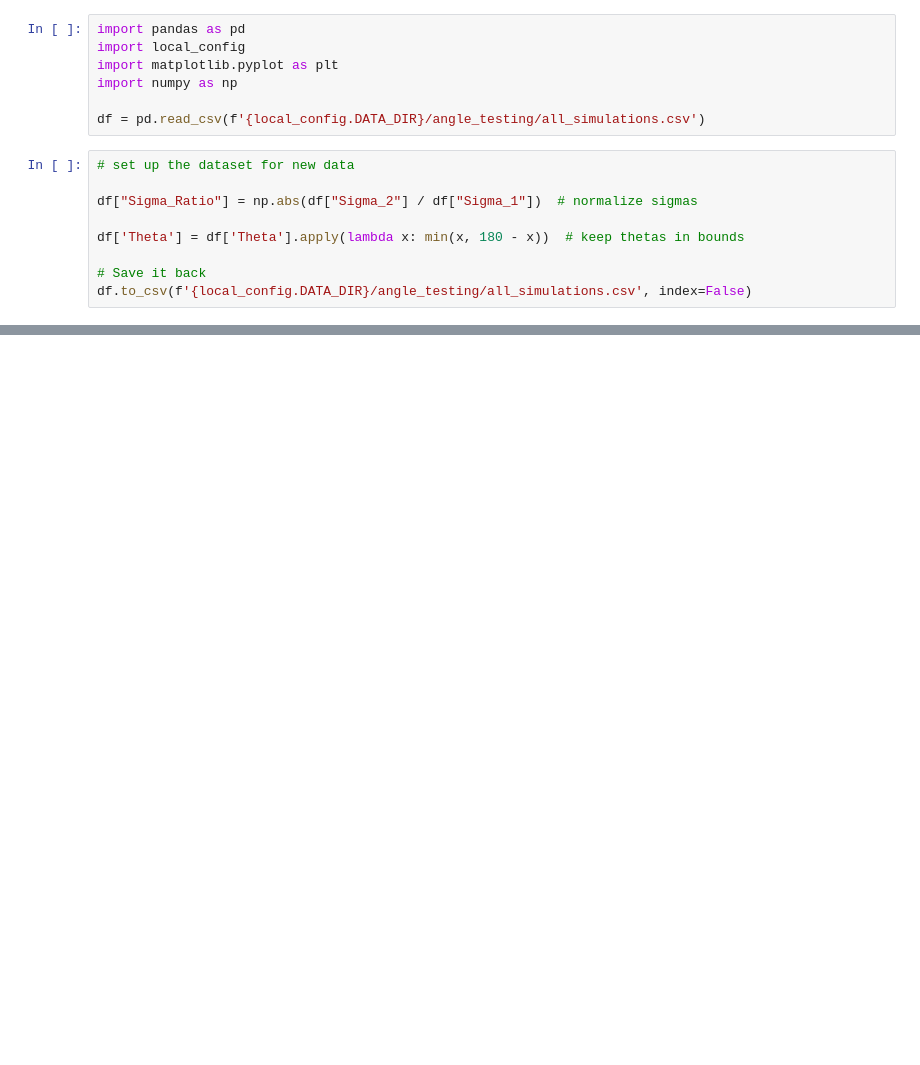
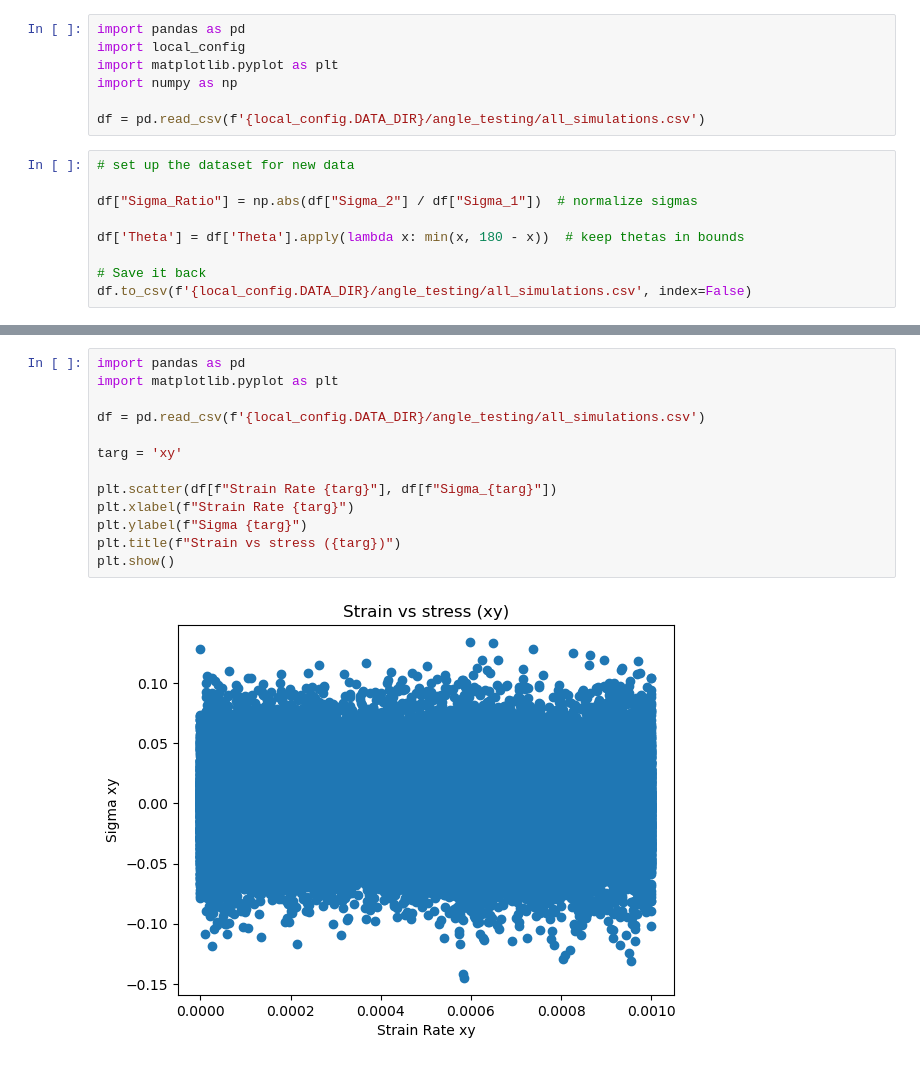
Before and after one commit to abon11/Graphene_Strength_Surface, a Jupyter notebook: sandbox.ipynb, the cells around one changed output, grey strips where cells are left out. Saved outputs shown, nothing was run; the diff lists cells and outputs as text; blank space fills up the shorter version.

```diff
--- a/sandbox.ipynb
+++ b/sandbox.ipynb
@@ -64,3 +64,18 @@ plt.show()
+# %%
+import pandas as pd
+import matplotlib.pyplot as plt
+
+df = pd.read_csv(f'{local_config.DATA_DIR}/angle_testing/all_simulations.csv')
+
+targ = 'xy'
+
+plt.scatter(df[f"Strain Rate {targ}"], df[f"Sigma_{targ}"])
+plt.xlabel(f"Strain Rate {targ}")
+plt.ylabel(f"Sigma {targ}")
+plt.title(f"Strain vs stress ({targ})")
+plt.show()
+# %% [output]
+[figure, added]
 # %%
 import pandas as pd
 import matplotlib.pyplot as plt
```
Also changed, not shown: parts of 9 cells of this notebook, 4 other files.
